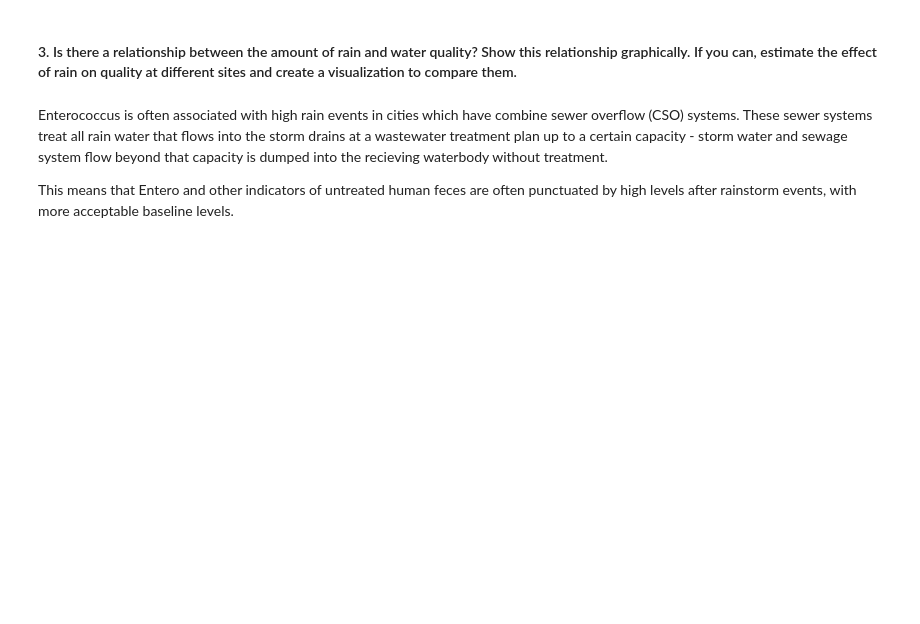
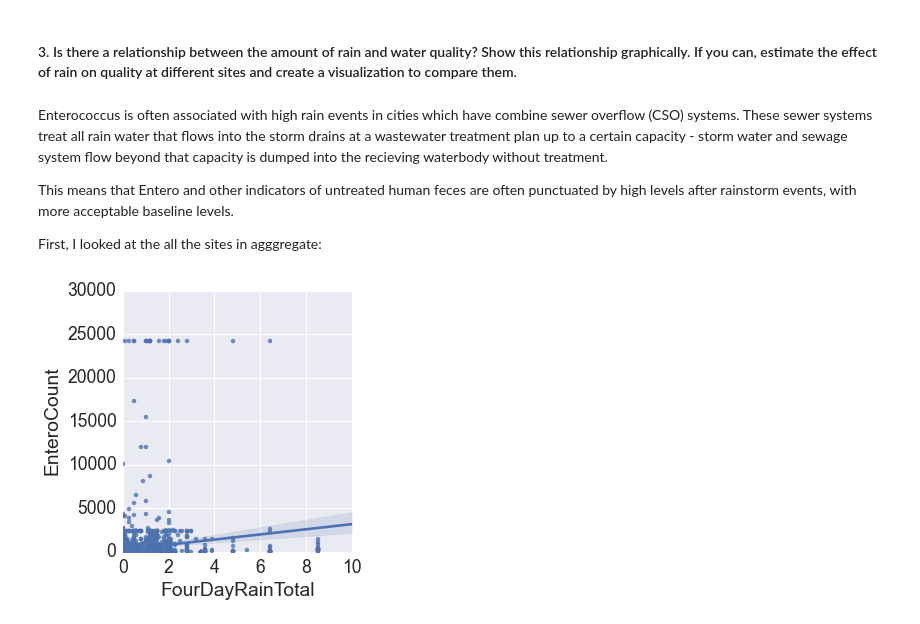
Before and after one commit to jhamski/IS608-DataVisualization-Assignments-Spring2016, a Jupyter notebook: Assignment 4/JamesHamski_assignment_4.ipynb, the cells around one changed output. Drawn from its saved outputs; the diff is of its cells as text; code cells hidden in the pictures; blank space fills up the shorter version.

```diff
--- a/Assignment 4/JamesHamski_assignment_4.ipynb
+++ b/Assignment 4/JamesHamski_assignment_4.ipynb
@@ -193,3 +206,10 @@ This strip plot shows that some sites are monitored almost continuously, but mos
 Enterococcus is often associated with high rain events in cities which have combine sewer overflow (CSO) systems. These sewer systems treat all rain water that flows into the storm drains at a wastewater treatment plan up to a certain capacity - storm water and sewage system flow beyond that capacity is dumped into the recieving waterbody without treatment.
 
 This means that Entero and other indicators of untreated human feces are often punctuated by high levels after rainstorm events, with more acceptable baseline levels.
+
+First, I looked at the all the sites in agggregate:
+# %%
+g3a = sns.lmplot('FourDayRainTotal', 'EnteroCount', rk)
+g3a = g3a.set(ylim=(0, None), xlim=(0, None))
+# %% [output]
+[figure, added]
```
Also changed, not shown: parts of 10 cells of this notebook, 1 other file.
